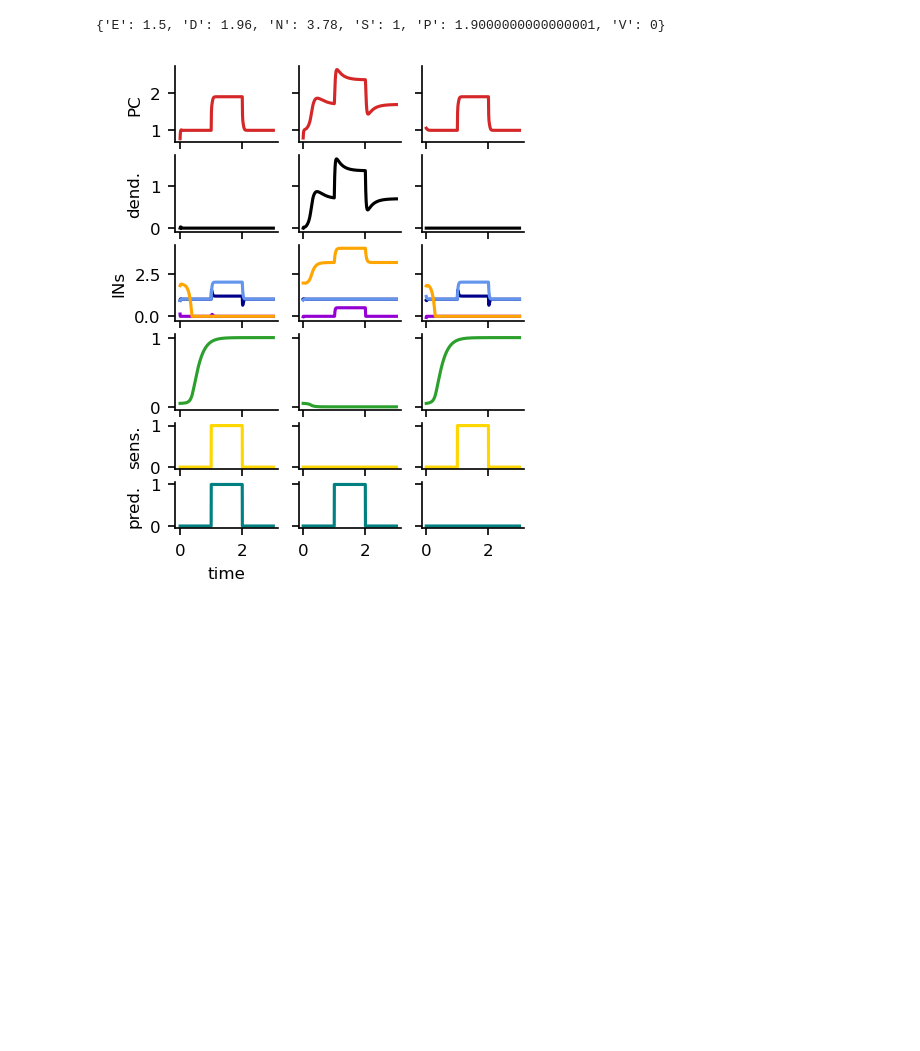
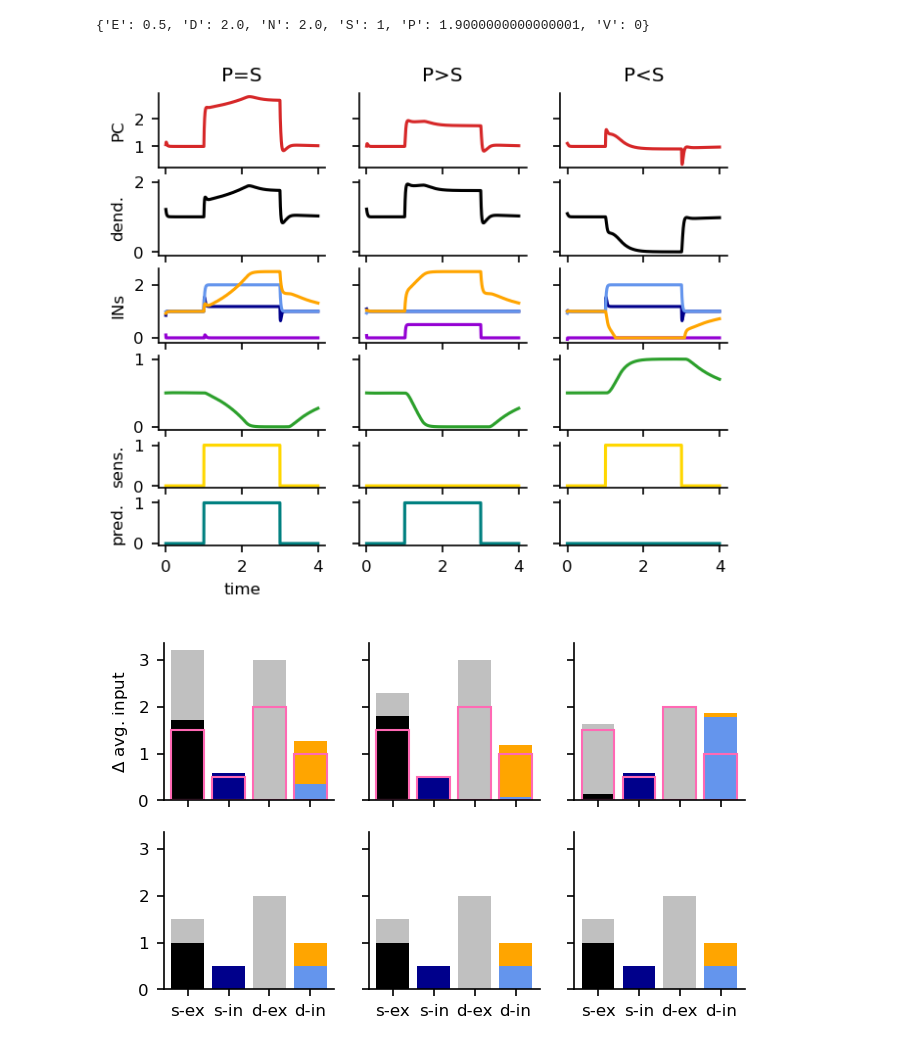
Before and after one commit to LNaumann/NDNF_control_inhibition_Naumann25, a Jupyter notebook: code/playground_predictive_coding.ipynb, the cells around one changed output. Drawn from its saved outputs; the diff is of its cells as text; code cells hidden in the pictures; blank space fills up the shorter version.

Commit message:
add plots for somatic and dendritic exc and inh

```diff
--- a/code/playground_predictive_coding.ipynb
+++ b/code/playground_predictive_coding.ipynb
@@ -51,16 +57,16 @@ def slice_dict(dic, ts, te):
     return dic_new
 # %%
 # simulation parameters
-dur_tot = 7000  # ms
+dur_tot = 10000  # ms
 dt = 1  # ms
 t = np.arange(0, dur_tot, dt)
 nt = len(t)
 
 # construct input: fully prediced, overpredicted, underpredicted
 amp = 1
-fp_s, fp_e = 1000, 2000
-op_s, op_e = 3000, 4000
-up_s, up_e = 5000, 6000
+fp_s, fp_e = 1000, 3000
+op_s, op_e = 4000, 6000
+up_s, up_e = 7000, 9000
 
 sensory = np.zeros(nt)
 sensory[fp_s:fp_e] = amp
@@ -79,8 +85,8 @@ xFF['S'] = np.tile(sensory, [N_cells['S'], 1]).T
 xFF['V'] = np.tile(prediction, [N_cells['V'], 1]).T
 xFF['N'] = np.tile(prediction, [N_cells['N'], 1]).T
 # %%
-# run network, simulate 3 conditions separately to void long-lasting effects
-dur = 3000
+# run network, simulate 3 conditions separately to avoid long-lasting effects
+dur = 4000
 buffer = 1000
 xFFfp = slice_dict(xFF, fp_s-buffer, fp_e+buffer)
 xFFop = slice_dict(xFF, op_s-buffer, op_e+buffer)
@@ -93,27 +99,75 @@ t, rEup, rDup, rSup, rNup, rPup, rVup, pup, cGABAup, other = model.run(dur, xFFu
 print(model.Xbg)
 t = t/1000
 # %% [output]
-{'E': 1.5, 'D': 1.96, 'N': 3.78, 'S': 1, 'P': 1.9000000000000001, 'V': 0}
+{'E': 0.5, 'D': 2.0, 'N': 2.0, 'S': 1, 'P': 1.9000000000000001, 'V': 0}
+# %%
+def plot_stacked_bar(x, y, c, ax, ts=1000, te=3000):
+    bottom = 0
+    for i in range(len(y)):
+        yi = np.mean(y[i][ts:te])
+        ax.bar(x, yi, color=c[i], bottom=bottom)
+        bottom += yi
+    return bottom
 # %%
-fig, ax = plt.subplots(6, 3, dpi=150, figsize=(3, 4), sharex=True, gridspec_kw={'height_ratios': [1, 1, 1, 1, 0.6, 0.6]}, sharey='row')
+fig, ax = plt.subplots(6, 3, dpi=150, figsize=(5, 4), sharex=True, gridspec_kw={'height_ratios': [1, 1, 1, 1, 0.6, 0.6]}, sharey='row')
+titles = ['P=S', 'P>S', 'P<S']
 
 for i, cond in enumerate(['fp', 'op', 'up']):
     ax[0, i].plot(t, eval('rE'+cond), c='C3')
     ax[1, i].plot(t, eval('rD'+cond), c='k')
     ax[2, i].plot(t, eval('rP'+cond), c='darkblue')
     ax[2, i].plot(t, eval('rV'+cond), c='darkviolet')
     ax[2, i].plot(t, eval('rS'+cond), c='cornflowerblue')
     ax[2, i].plot(t, eval('rN'+cond), c='orange')
     ax[3, i].plot(t, eval('p'+cond), c='C2')
     ax[4, i].plot(t, sensory[eval(cond+'_s')-buffer:eval(cond+'_e')+buffer], c='gold')
     ax[5, i].plot(t, prediction[eval(cond+'_s')-buffer:eval(cond+'_e')+buffer], c='teal')
+    ax[0, i].set(title=titles[i])
 
 # labels
 ax[0, 0].set(ylabel='PC')
 ax[1, 0].set(ylabel='dend.')
 ax[2, 0].set(ylabel='INs')
 ax[4, 0].set(ylabel='sens.')
 ax[5, 0].set(ylabel='pred.', xlabel='time')
 plt.show()
+
+# plot excitation and inhibition to soma and dendrite
+fig1, ax1 = plt.subplots(2, 3, dpi=150, figsize=(5, 3), sharey=True, sharex=True)
+ts, te = buffer, dur-buffer
+
+for i, cond in enumerate(['fp', 'op', 'up']):
+    soma_exc = np.mean((model.wED * eval('rD'+cond) + eval('xFF'+cond)['E'] + model.Xbg['E']), axis=1)
+    soma_inh = np.mean((model.Ws['EP'] @ eval('rP'+cond).T), axis=0)
+    dend_exc = np.mean((model.Ws['DE'] @ eval('rE'+cond).T + eval('xFF'+cond)['D'] + model.Xbg['D']), axis=0)
+    dend_inh = np.mean((eval('p'+cond)*(model.Ws['DS'] @ eval('rS'+cond).T) + model.Ws['DN'] @ eval('cGABA'+cond).T), axis=0)
+
+    ED = np.mean(model.wED * eval('rD'+cond), axis=1)
+    xE = np.mean(eval('xFF'+cond)['E'] + model.Xbg['E'], axis=1)
+    EP = np.mean((model.Ws['EP'] @ eval('rP'+cond).T), axis=0)
+    DE = np.mean((model.Ws['DE'] @ eval('rE'+cond).T), axis=0)
+    xD = np.mean(eval('xFF'+cond)['D'] + model.Xbg['D'], axis=1)
+    DS = np.mean((eval('p'+cond)*(model.Ws['DS'] @ eval('rS'+cond).T)), axis=0)
+    DN = np.mean((model.Ws['DN'] @ eval('cGABA'+cond).T), axis=0)
+
+    # during stimulus/prediction
+    plot_stacked_bar(['s-ex'], [ED, xE], c=['k', 'silver'], ax=ax1[0, i], ts=ts, te=te)
+    plot_stacked_bar(['s-in'], [EP], c=['darkblue'], ax=ax1[0, i], ts=ts, te=te)
+    plot_stacked_bar(['d-ex'], [DE, xD], c=['C3', 'silver'], ax=ax1[0, i], ts=ts, te=te)
+    plot_stacked_bar(['d-in'], [DS, DN], c=['cornflowerblue', 'orange'], ax=ax1[0, i], ts=ts, te=te)
+
+    # baseline for comparison
+    s_ex_bl = plot_stacked_bar(['s-ex'], [ED, xE], c=['k', 'silver'], ax=ax1[1, i], ts=200, te=ts)
+    s_in_bl = plot_stacked_bar(['s-in'], [EP], c=['darkblue'], ax=ax1[1, i], ts=200, te=ts)
+    d_ex_bl = plot_stacked_bar(['d-ex'], [DE, xD], c=['C3', 'silver'], ax=ax1[1, i], ts=200, te=ts)
+    d_in_bl = plot_stacked_bar(['d-in'], [DS, DN], c=['cornflowerblue', 'orange'], ax=ax1[1, i], ts=200, te=ts)
+
+    ax1[0, i].bar([0, 1, 2, 3], [s_ex_bl, s_in_bl, d_ex_bl, d_in_bl], color='None', edgecolor='hotpink')
+
+    # ax1[i].bar(['s-ex', 's-in', 'd-ex', 'd-in'], [soma_exc_diff, soma_inh_diff, dend_exc_diff, dend_inh_diff],
+            #   color=['lightcoral', 'lightblue', 'darkred', 'darkblue'])
+ax1[0, 0].set(ylabel=r'$\Delta$ avg. input')
+plt.show()
 # %% [output]
-[figure, old version]
+[figure, new version]
+[figure, added]
```
Also changed, not shown: parts of 2 cells of this notebook.
